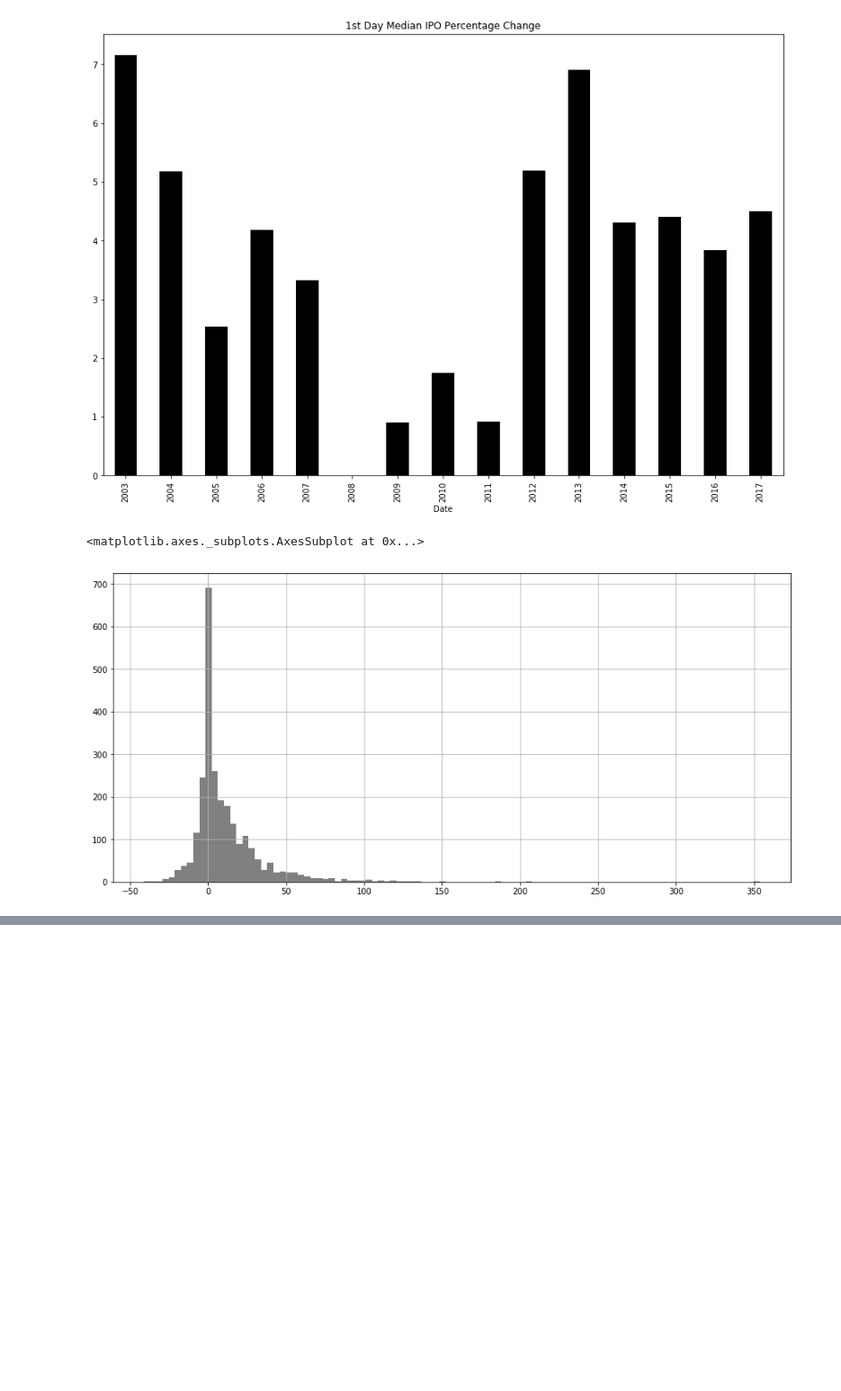
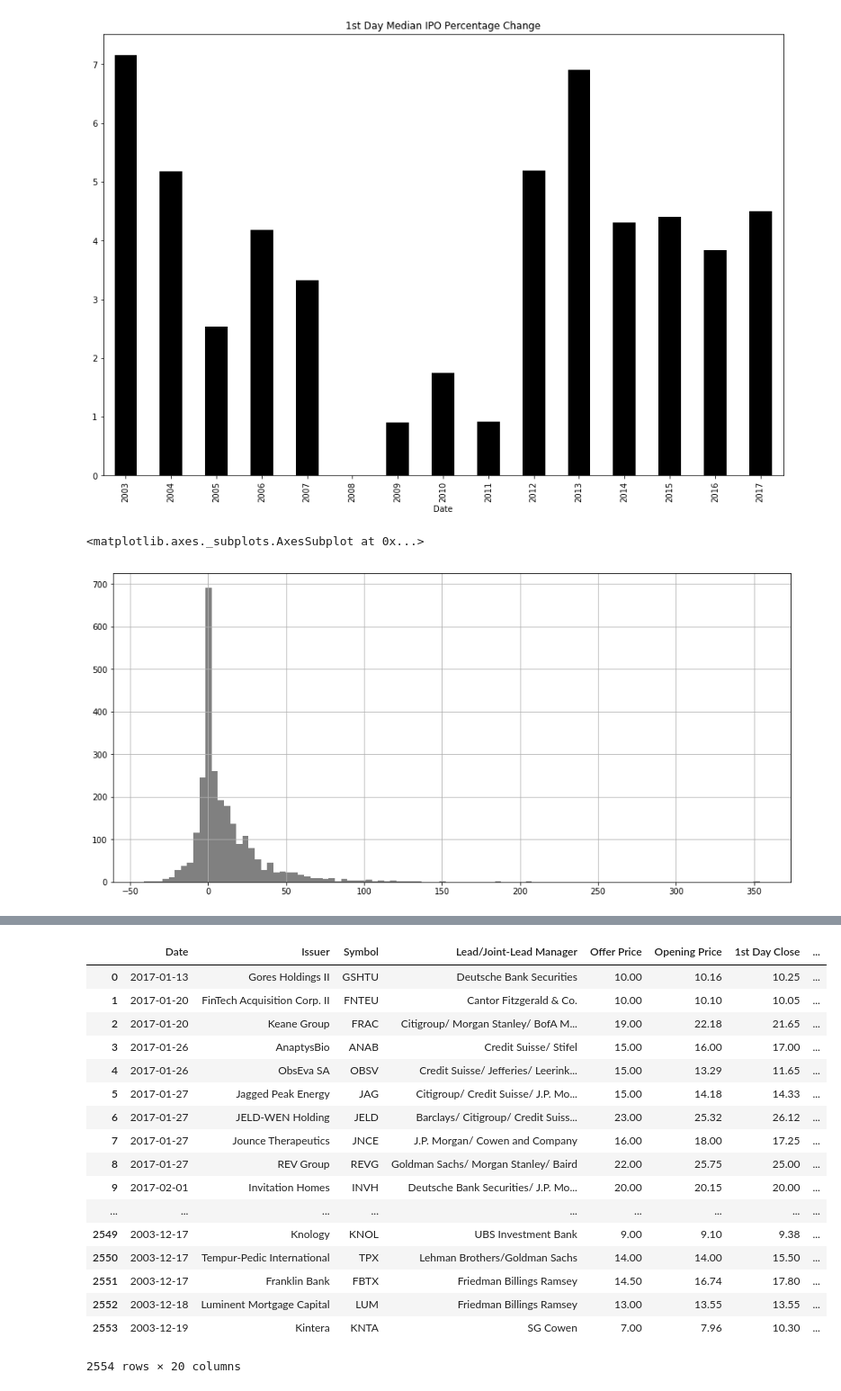
Before and after one commit to MagicMike90/IPO-forecast, a Jupyter notebook: IPO_forecast.ipynb, the cells around one changed output, grey strips where cells are left out. Shown: that part at 90% size. Saved outputs shown, nothing was run; the diff lists cells and outputs as text; code cells hidden in the pictures; blank space fills up the shorter version.

```diff
--- a/IPO_forecast.ipynb
+++ b/IPO_forecast.ipynb
@@ -271,0 +455,31 @@ error 2003-12-19
+# %%
+ipos['Total Underwriters'] = ipos['Lead/Joint-Lead Manager'].map(lambda x: len(x.split('/')))
+# %%
+ipos['Week Day'] = ipos['Date'].dt.dayofweek.map({0:'Mon', 1:'Tue', 2:'Wed',\
+                                                  3:'Thu', 4:'Fri', 5:'Sat', 6:'Sun'})
+# %%
+ipos['Month'] = ipos['Date'].map(lambda x: x.month)
+# %%
+ipos['Month'] = ipos['Month'].map({1:'Jan', 2:'Feb', 3:'Mar', 4:'Apr', 5:'May', 6:'Jun',7:'Jul',\
+                                   8:'Aug', 9:'Sep', 10:'Oct', 11:'Nov', 12:'Dec'})
+# %%
+ipos
+# %% [output]
+|  | Date | Issuer | Symbol | Lead/Joint-Lead Manager | Offer Price | Opening Price | 1st Day Close | ... |
+| 0 | 2017-01-13 | Gores Holdings II | GSHTU | Deutsche Bank Securities | 10.00 | 10.16 | 10.25 | ... |
+| 1 | 2017-01-20 | FinTech Acquisition Corp. II | FNTEU | Cantor Fitzgerald & Co. | 10.00 | 10.10 | 10.05 | ... |
+| 2 | 2017-01-20 | Keane Group | FRAC | Citigroup/ Morgan Stanley/ BofA M... | 19.00 | 22.18 | 21.65 | ... |
+| 3 | 2017-01-26 | AnaptysBio | ANAB | Credit Suisse/ Stifel | 15.00 | 16.00 | 17.00 | ... |
+| 4 | 2017-01-26 | ObsEva SA | OBSV | Credit Suisse/ Jefferies/ Leerink... | 15.00 | 13.29 | 11.65 | ... |
+| 5 | 2017-01-27 | Jagged Peak Energy | JAG | Citigroup/ Credit Suisse/ J.P. Mo... | 15.00 | 14.18 | 14.33 | ... |
+| 6 | 2017-01-27 | JELD-WEN Holding | JELD | Barclays/ Citigroup/ Credit Suiss... | 23.00 | 25.32 | 26.12 | ... |
+| 7 | 2017-01-27 | Jounce Therapeutics | JNCE | J.P. Morgan/ Cowen and Company | 16.00 | 18.00 | 17.25 | ... |
+| 8 | 2017-01-27 | REV Group | REVG | Goldman Sachs/ Morgan Stanley/ Baird | 22.00 | 25.75 | 25.00 | ... |
+| 9 | 2017-02-01 | Invitation Homes | INVH | Deutsche Bank Securities/ J.P. Mo... | 20.00 | 20.15 | 20.00 | ... |
+| ... | ... | ... | ... | ... | ... | ... | ... | ... |
+| 2549 | 2003-12-17 | Knology | KNOL | UBS Investment Bank | 9.00 | 9.10 | 9.38 | ... |
+| 2550 | 2003-12-17 | Tempur-Pedic International | TPX | Lehman Brothers/Goldman Sachs | 14.00 | 14.00 | 15.50 | ... |
+| 2551 | 2003-12-17 | Franklin Bank | FBTX | Friedman Billings Ramsey | 14.50 | 16.74 | 17.80 | ... |
+| 2552 | 2003-12-18 | Luminent Mortgage Capital | LUM | Friedman Billings Ramsey | 13.00 | 13.55 | 13.55 | ... |
+| 2553 | 2003-12-19 | Kintera | KNTA | SG Cowen | 7.00 | 7.96 | 10.30 | ... |
+2554 rows × 20 columns
```
Also changed, not shown: parts of 33 cells of this notebook.
